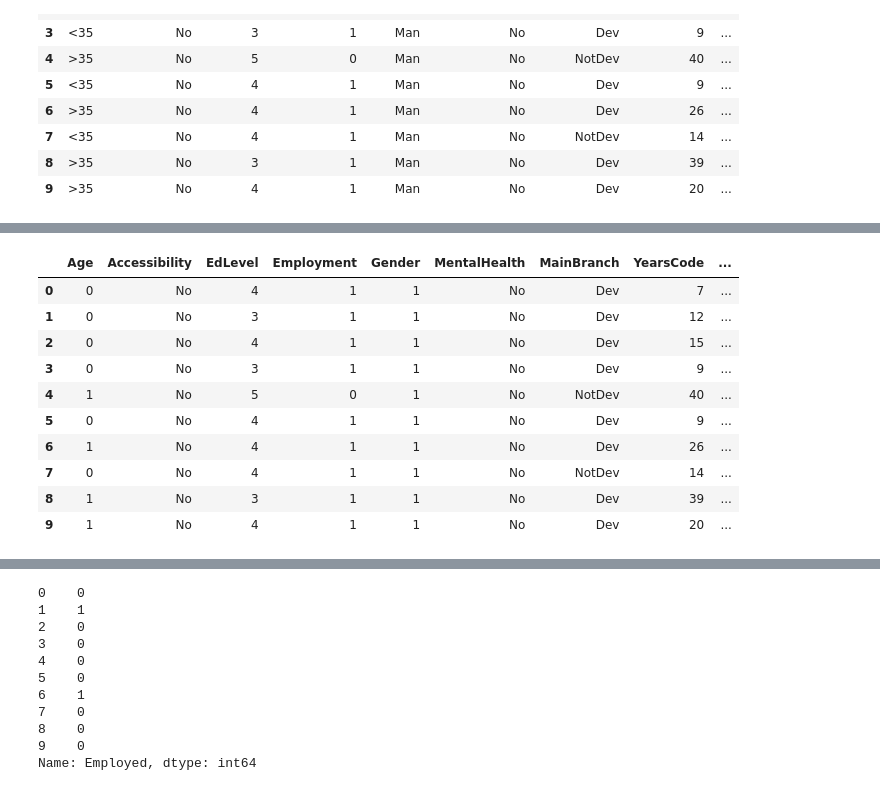
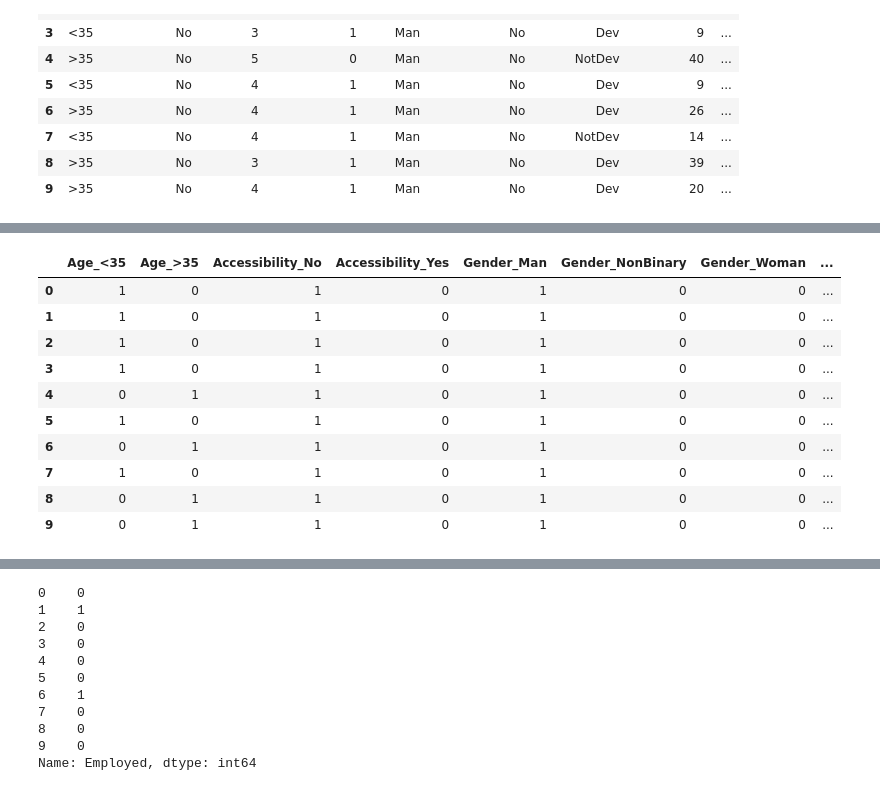
Before and after one commit to abayup14/CapstoneBangkit, a Jupyter notebook: Machine Learning/new_model/preprocess_2.ipynb, the cells around one changed output, grey strips where cells are left out. Cells and saved outputs as stored; diff of their text form; code cells hidden in the pictures.

```diff
--- a/Machine Learning/new_model/preprocess_2.ipynb
+++ b/Machine Learning/new_model/preprocess_2.ipynb
@@ -16,7 +16,7 @@ df_feature_x.head(10)
 | 8 | >35 | No | Undergraduate | 1 | Man | No | Dev | 39 | ... |
 | 9 | >35 | No | Master | 1 | Man | No | Dev | 20 | ... |
 # %%
-df_feature_x["EdLevel"].replace({"NoHigherEd": 1, "Other": 2, "Undergraduate": 3, "Master": 4, "PhD": 5}, inplace=True)
+df_feature_x["EdLevel"].replace({"NoHigherEd": 2, "Other": 1, "Undergraduate": 3, "Master": 4, "PhD": 5}, inplace=True)
 df_feature_x.head(10)
 # %% [output]
 |  | Age | Accessibility | EdLevel | Employment | Gender | MentalHealth | MainBranch | YearsCode | ... |
@@ -30,3 +30,13 @@ df_feature_x.head(10)
 | 7 | <35 | No | 4 | 1 | Man | No | NotDev | 14 | ... |
 | 8 | >35 | No | 3 | 1 | Man | No | Dev | 39 | ... |
 | 9 | >35 | No | 4 | 1 | Man | No | Dev | 20 | ... |
+# %%
+#df_feature_x["Age"].replace({"<35": 0, ">35": 1}, inplace=True)
+one_hot_age = pd.get_dummies(df_feature_x["Age"], prefix="Age")
+one_hot_access = pd.get_dummies(df_feature_x["Accessibility"], prefix="Accessibility")
+one_hot_gender = pd.get_dummies(df_feature_x["Gender"], prefix="Gender")
+one_hot_mainBranch = pd.get_dummies(df_feature_x["MainBranch"], prefix="MainBranch")
+one_hot_mental = pd.get_dummies(df_feature_x["MentalHealth"], prefix="MentalHealth")
+df_feature_x = pd.concat([one_hot_age, one_hot_access, one_hot_gender, one_hot_mainBranch, one_hot_mental, df_feature_x], axis=1)
+df_feature_x.drop(columns=["Age", "Accessibility", "Gender", "MainBranch", "MentalHealth"], inplace=True)
+df_feature_x.head(10)
@@ -33,4 +70,4 @@ df_feature_x.head(10)
 # %%
-df_feature_x["Age"].replace({"<35": 0, ">35": 1}, inplace=True)
+#df_feature_x["Accessibility"].replace({"Yes": 1, "No": 0}, inplace=True)
 df_feature_x.head(10)
 # %% [output]
@@ -48,15 +100,15 @@ df_feature_x.head(10)
 # %%
-df_feature_x["Gender"].replace({"Man": 1, "Woman": 2, "NonBinary": 3}, inplace=True)
+#df_feature_x["MainBranch"].replace({"Dev": 1, "NotDev": 2}, inplace=True)
 df_feature_x.head(10)
 # %% [output]
-|  | Age | Accessibility | EdLevel | Employment | Gender | MentalHealth | MainBranch | YearsCode | ... |
-| 0 | 0 | No | 4 | 1 | 1 | No | Dev | 7 | ... |
-| 1 | 0 | No | 3 | 1 | 1 | No | Dev | 12 | ... |
-| 2 | 0 | No | 4 | 1 | 1 | No | Dev | 15 | ... |
-| 3 | 0 | No | 3 | 1 | 1 | No | Dev | 9 | ... |
-| 4 | 1 | No | 5 | 0 | 1 | No | NotDev | 40 | ... |
-| 5 | 0 | No | 4 | 1 | 1 | No | Dev | 9 | ... |
-| 6 | 1 | No | 4 | 1 | 1 | No | Dev | 26 | ... |
-| 7 | 0 | No | 4 | 1 | 1 | No | NotDev | 14 | ... |
-| 8 | 1 | No | 3 | 1 | 1 | No | Dev | 39 | ... |
-| 9 | 1 | No | 4 | 1 | 1 | No | Dev | 20 | ... |
+|  | Age_<35 | Age_>35 | Accessibility_No | Accessibility_Yes | Gender_Man | Gender_NonBinary | Gender_Woman | ... |
+| 0 | 1 | 0 | 1 | 0 | 1 | 0 | 0 | ... |
+| 1 | 1 | 0 | 1 | 0 | 1 | 0 | 0 | ... |
+| 2 | 1 | 0 | 1 | 0 | 1 | 0 | 0 | ... |
+| 3 | 1 | 0 | 1 | 0 | 1 | 0 | 0 | ... |
+| 4 | 0 | 1 | 1 | 0 | 1 | 0 | 0 | ... |
+| 5 | 1 | 0 | 1 | 0 | 1 | 0 | 0 | ... |
+| 6 | 0 | 1 | 1 | 0 | 1 | 0 | 0 | ... |
+| 7 | 1 | 0 | 1 | 0 | 1 | 0 | 0 | ... |
+| 8 | 0 | 1 | 1 | 0 | 1 | 0 | 0 | ... |
+| 9 | 0 | 1 | 1 | 0 | 1 | 0 | 0 | ... |
```
Also changed, not shown: parts of 17 cells of this notebook.
